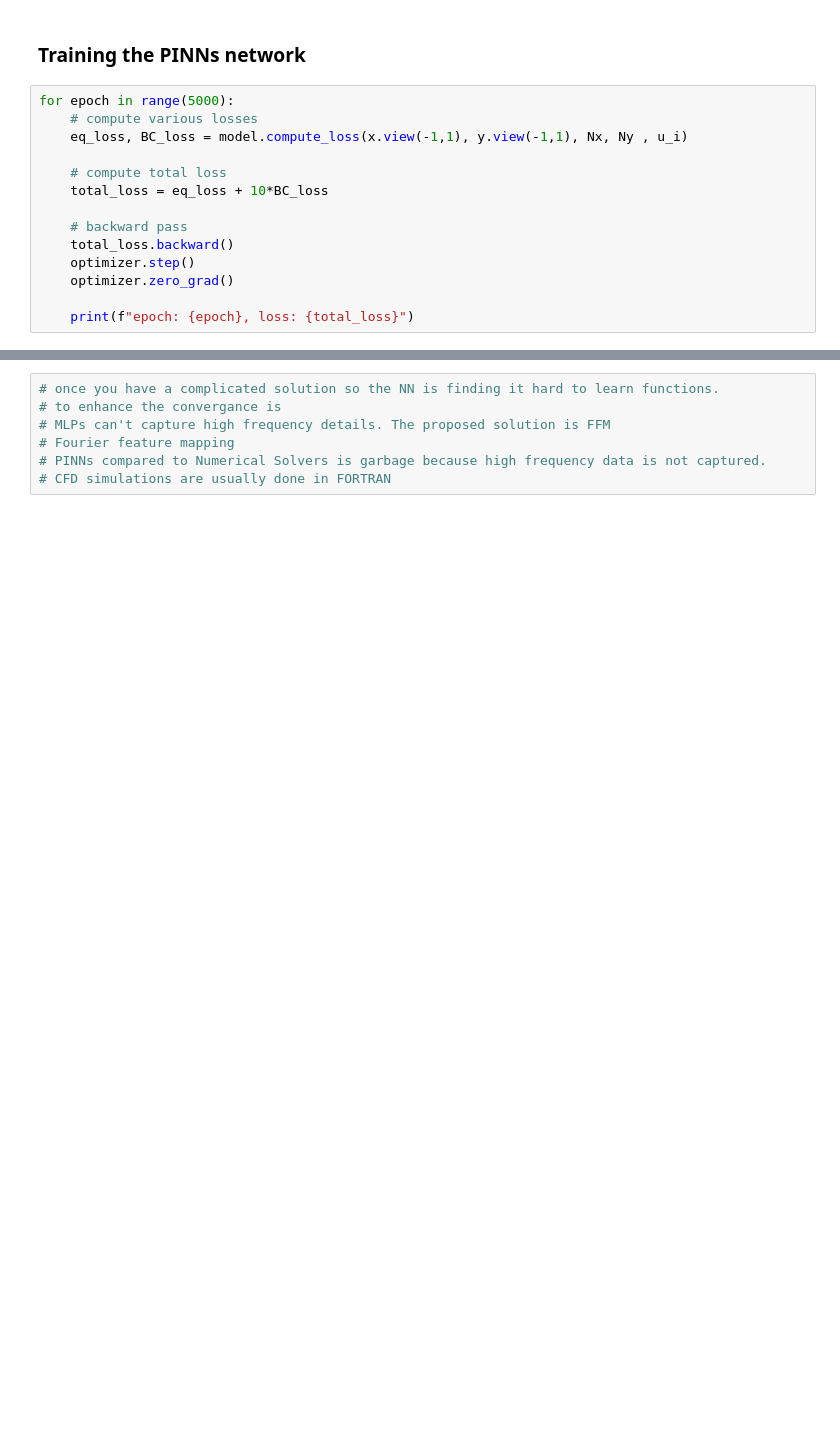
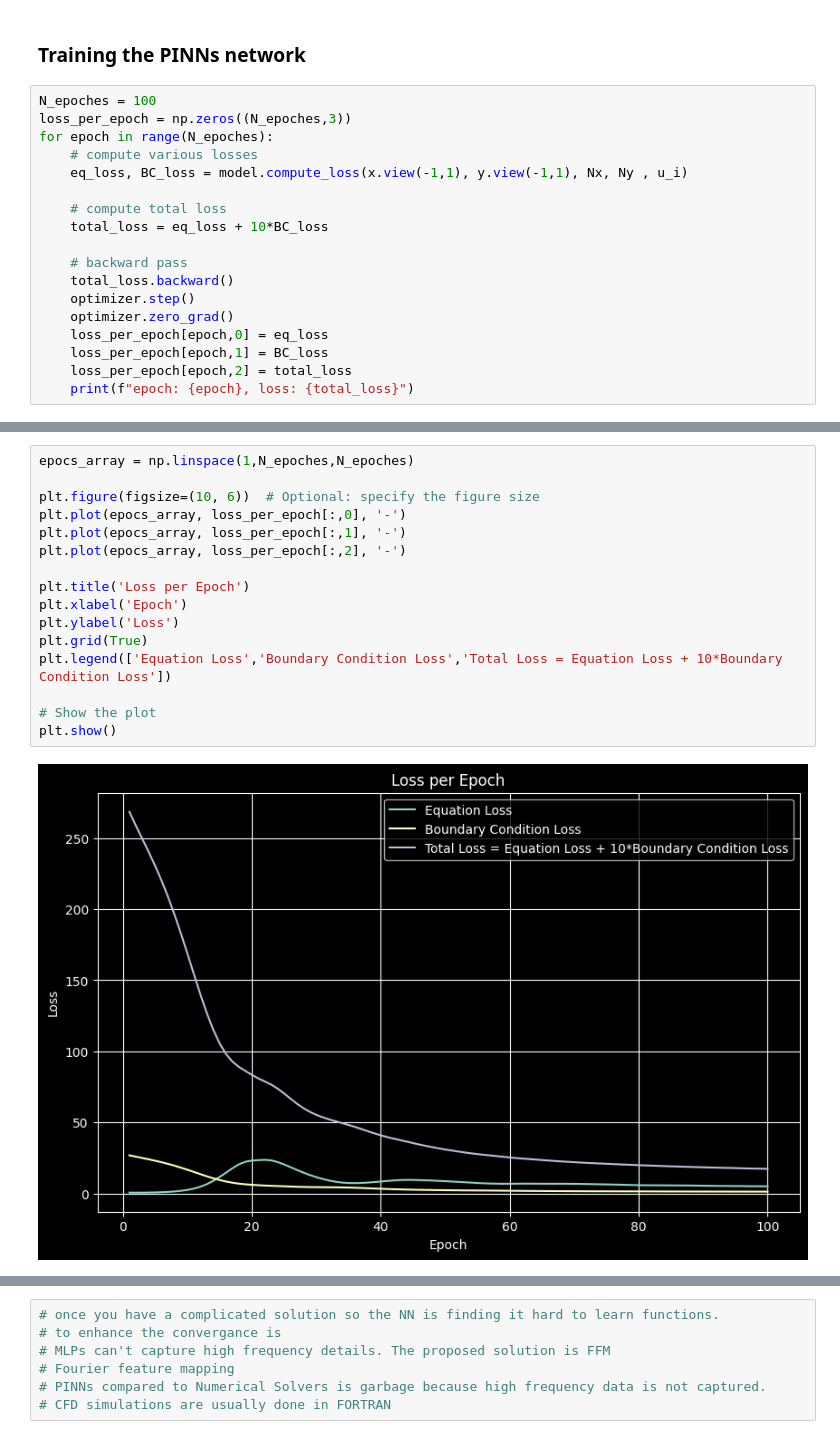
Before and after one commit to YanivAB/PINN-Incompressible-N-S-equations-cavity, a Jupyter notebook: T_final.ipynb, the cells around one changed output, grey strips where cells are left out. Cells and saved outputs as stored; diff of their text form; blank space fills up the shorter version.

```diff
--- a/T_final.ipynb
+++ b/T_final.ipynb
@@ -159,7 +151,9 @@ torch.Size([100, 100])
 # %% [markdown]
 ### Training the PINNs network
 # %%
-for epoch in range(5000):
+N_epoches = 100
+loss_per_epoch = np.zeros((N_epoches,3))
+for epoch in range(N_epoches):
     # compute various losses
     eq_loss, BC_loss = model.compute_loss(x.view(-1,1), y.view(-1,1), Nx, Ny , u_i)
 
@@ -170,7 +164,9 @@ for epoch in range(5000):
     total_loss.backward()
     optimizer.step()
     optimizer.zero_grad()
-
+    loss_per_epoch[epoch,0] = eq_loss
+    loss_per_epoch[epoch,1] = BC_loss
+    loss_per_epoch[epoch,2] = total_loss
     print(f"epoch: {epoch}, loss: {total_loss}")
 # %% [output]
 <class 'torch.Tensor'>
@@ -193,3 +189,21 @@ epoch: 4999, loss: 7.836328029632568
+# %%
+epocs_array = np.linspace(1,N_epoches,N_epoches)
+
+plt.figure(figsize=(10, 6))  # Optional: specify the figure size
+plt.plot(epocs_array, loss_per_epoch[:,0], '-')
+plt.plot(epocs_array, loss_per_epoch[:,1], '-')
+plt.plot(epocs_array, loss_per_epoch[:,2], '-')
+
+plt.title('Loss per Epoch')
+plt.xlabel('Epoch')
+plt.ylabel('Loss')
+plt.grid(True)
+plt.legend(['Equation Loss','Boundary Condition Loss','Total Loss = Equation Loss + 10*Boundary Condition Loss'])
+
+# Show the plot
+plt.show()
+# %% [output]
+[figure, added]
 # %%
 #  x_np, y_np = np.meshgrid(x, y)
 x_np = x.detach().numpy()
```
Also changed, not shown: parts of 6 cells of this notebook.
